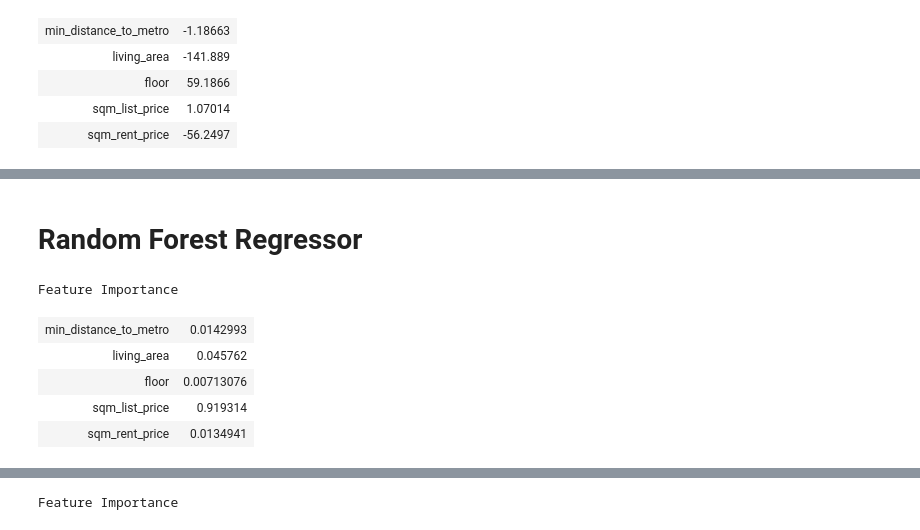
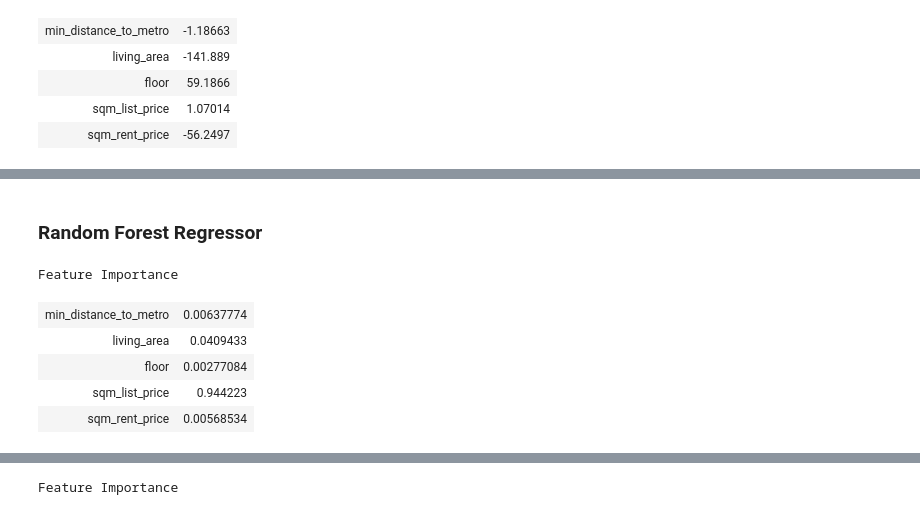
Before and after one commit to filipclaesson/jupyter_apt_analysis, a Jupyter notebook: prediction/apt_pred.ipynb, the cells around one changed output, grey strips where cells are left out. Drawn from its saved outputs; the diff is of its cells as text; code cells hidden in the pictures.

```diff
--- a/prediction/apt_pred.ipynb
+++ b/prediction/apt_pred.ipynb
@@ -99,20 +107,20 @@ Mean error test:
 # %% [markdown]
-# Random Forest Regressor
+### Random Forest Regressor
 # %%
 ## TRAIN MODEL
 from sklearn.ensemble import RandomForestRegressor
-rf_reg = RandomForestRegressor(max_depth=10, random_state=0, n_estimators=30)
+rf_reg = RandomForestRegressor(max_depth=7, random_state=0, n_estimators=80)
 rf_reg.fit(X_train[train_data_numerics],y_train)
 
 print("Feature Importance")
 print_list(list(zip(train_data_numerics,rf_reg.feature_importances_)))
 # %% [output]
 Feature Importance
-| min_distance_to_metro | 0.0142993 |
-| living_area | 0.045762 |
-| floor | 0.00713076 |
-| sqm_list_price | 0.919314 |
-| sqm_rent_price | 0.0134941 |
+| min_distance_to_metro | 0.00637774 |
+| living_area | 0.0409433 |
+| floor | 0.00277084 |
+| sqm_list_price | 0.944223 |
+| sqm_rent_price | 0.00568534 |
 # %%
 ## PREDICT
 rf_reg_pred_y_test = rf_reg.predict(X_test[train_data_numerics])
```
Also changed, not shown: parts of 28 cells of this notebook.
